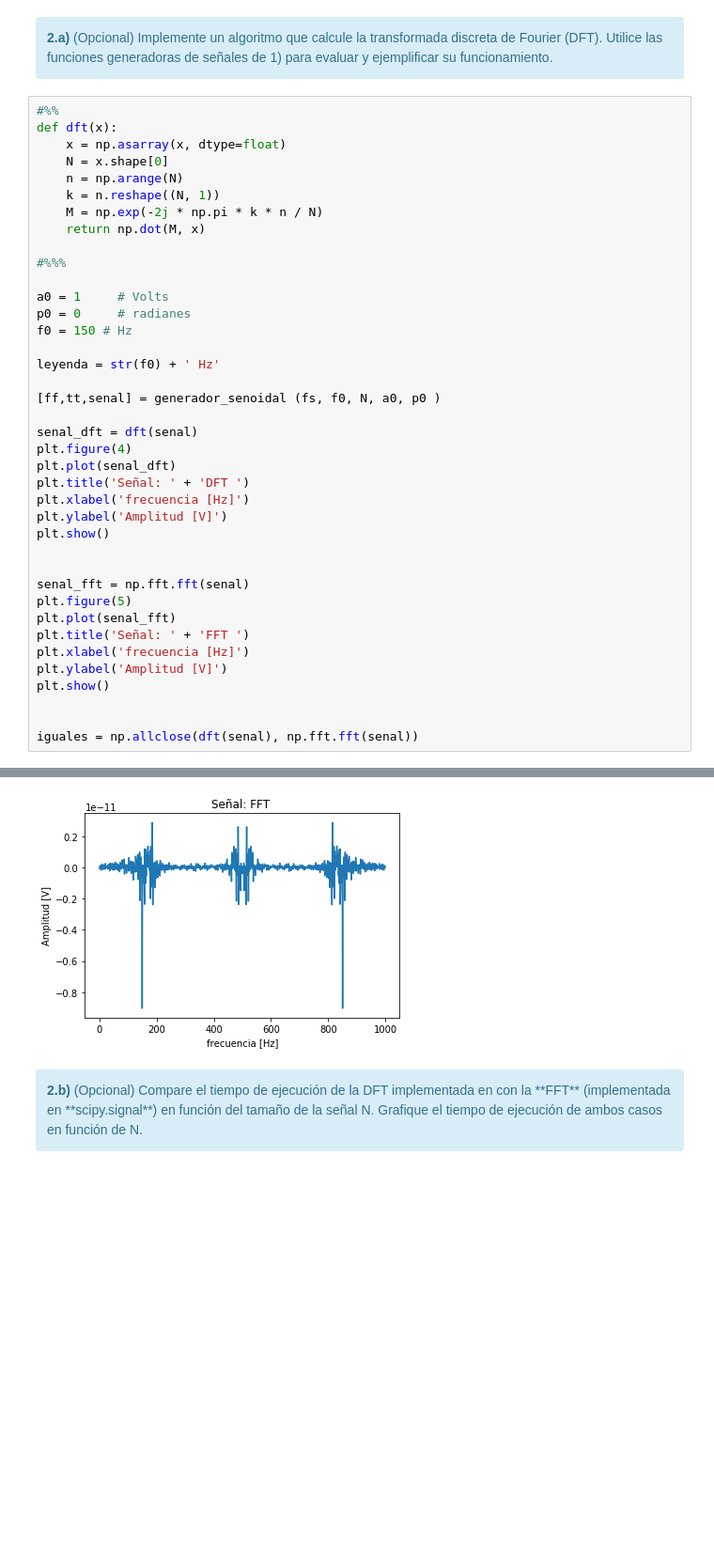
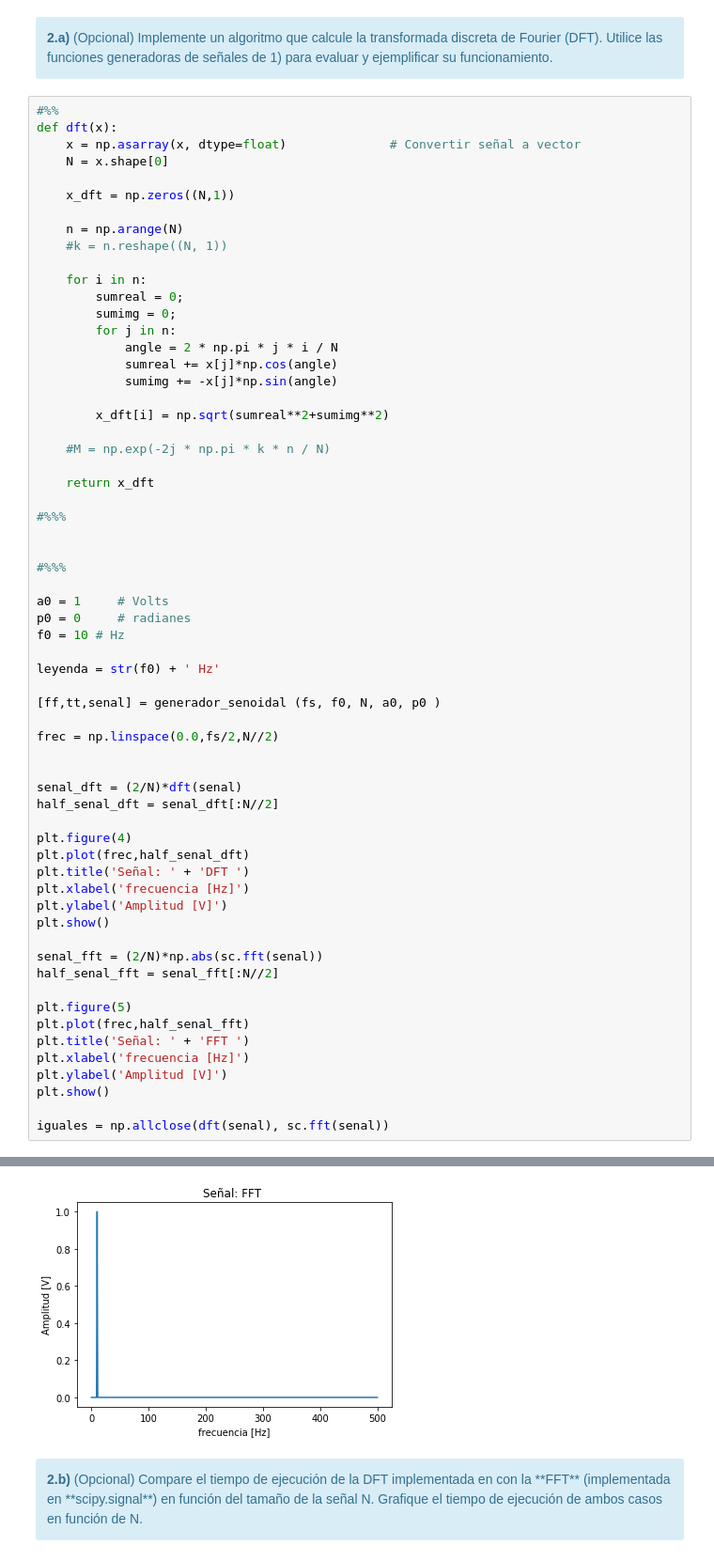
Before and after one commit to Martin-N-Menendez/PdS, a Jupyter notebook: TP1-Menendez.ipynb, the cells around one changed output, grey strips where cells are left out. Shown at 94% size. Cells and saved outputs as stored; diff of their text form; blank space fills up the shorter version.

```diff
--- a/TP1-Menendez.ipynb
+++ b/TP1-Menendez.ipynb
@@ -291,40 +294,63 @@ plt.show()
 # %%
 #%%
 def dft(x):
-    x = np.asarray(x, dtype=float)
+    x = np.asarray(x, dtype=float)              # Convertir señal a vector
     N = x.shape[0]
+
+    x_dft = np.zeros((N,1))
+
     n = np.arange(N)
-    k = n.reshape((N, 1))
-    M = np.exp(-2j * np.pi * k * n / N)
-    return np.dot(M, x)
+    #k = n.reshape((N, 1))
+
+    for i in n:
+        sumreal = 0;
+        sumimg = 0;
+        for j in n:
+            angle = 2 * np.pi * j * i / N
+            sumreal += x[j]*np.cos(angle)
+            sumimg += -x[j]*np.sin(angle)
+
+        x_dft[i] = np.sqrt(sumreal**2+sumimg**2)
+
+    #M = np.exp(-2j * np.pi * k * n / N)
+
+    return x_dft
+
+#%%%
+
 
 #%%%
 
 a0 = 1     # Volts
 p0 = 0     # radianes
-f0 = 150 # Hz
+f0 = 10 # Hz
 
 leyenda = str(f0) + ' Hz'
 
 [ff,tt,senal] = generador_senoidal (fs, f0, N, a0, p0 )
 
-senal_dft = dft(senal)
+frec = np.linspace(0.0,fs/2,N//2)
+
+
+senal_dft = (2/N)*dft(senal)
+half_senal_dft = senal_dft[:N//2]
+
 plt.figure(4)
-plt.plot(senal_dft)
+plt.plot(frec,half_senal_dft)
 plt.title('Señal: ' + 'DFT ')
 plt.xlabel('frecuencia [Hz]')
 plt.ylabel('Amplitud [V]')
 plt.show()
 
+senal_fft = (2/N)*np.abs(sc.fft(senal))
+half_senal_fft = senal_fft[:N//2]
 
-senal_fft = np.fft.fft(senal)
 plt.figure(5)
-plt.plot(senal_fft)
+plt.plot(frec,half_senal_fft)
 plt.title('Señal: ' + 'FFT ')
 plt.xlabel('frecuencia [Hz]')
 plt.ylabel('Amplitud [V]')
 plt.show()
 
-
-iguales = np.allclose(dft(senal), np.fft.fft(senal))
+iguales = np.allclose(dft(senal), sc.fft(senal))
 # %% [output]
@@ -332,4 +358,4 @@ iguales = np.allclose(dft(senal), np.fft.fft(senal))
-[figure, old version]
+[figure, new version]
 # %% [markdown]
 <div class="alert alert-block alert-info">
 <b>2.b)</b> (Opcional) Compare el tiempo de ejecución de la DFT implementada en con la **FFT** (implementada en **scipy.signal**) en función del tamaño de la señal N. Grafique el tiempo de ejecución de ambos casos en función de N.
```
Also changed, not shown: parts of 71 cells of this notebook.
